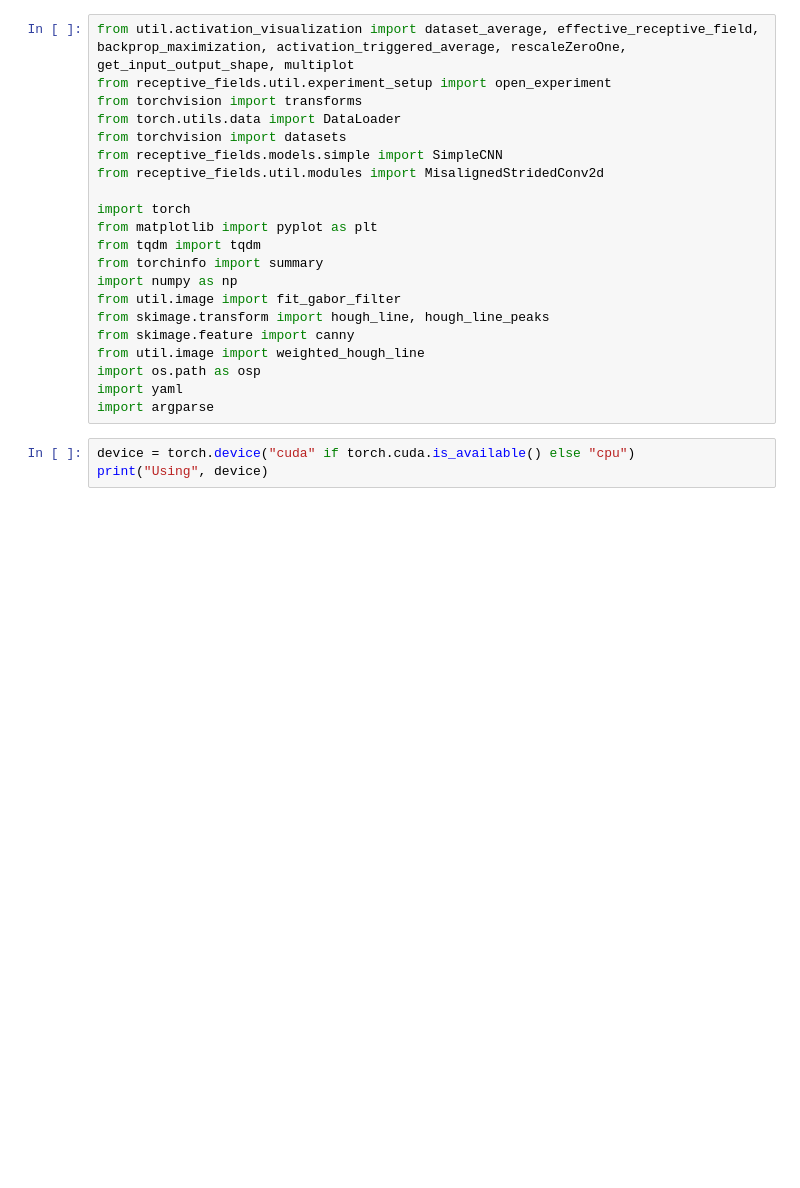
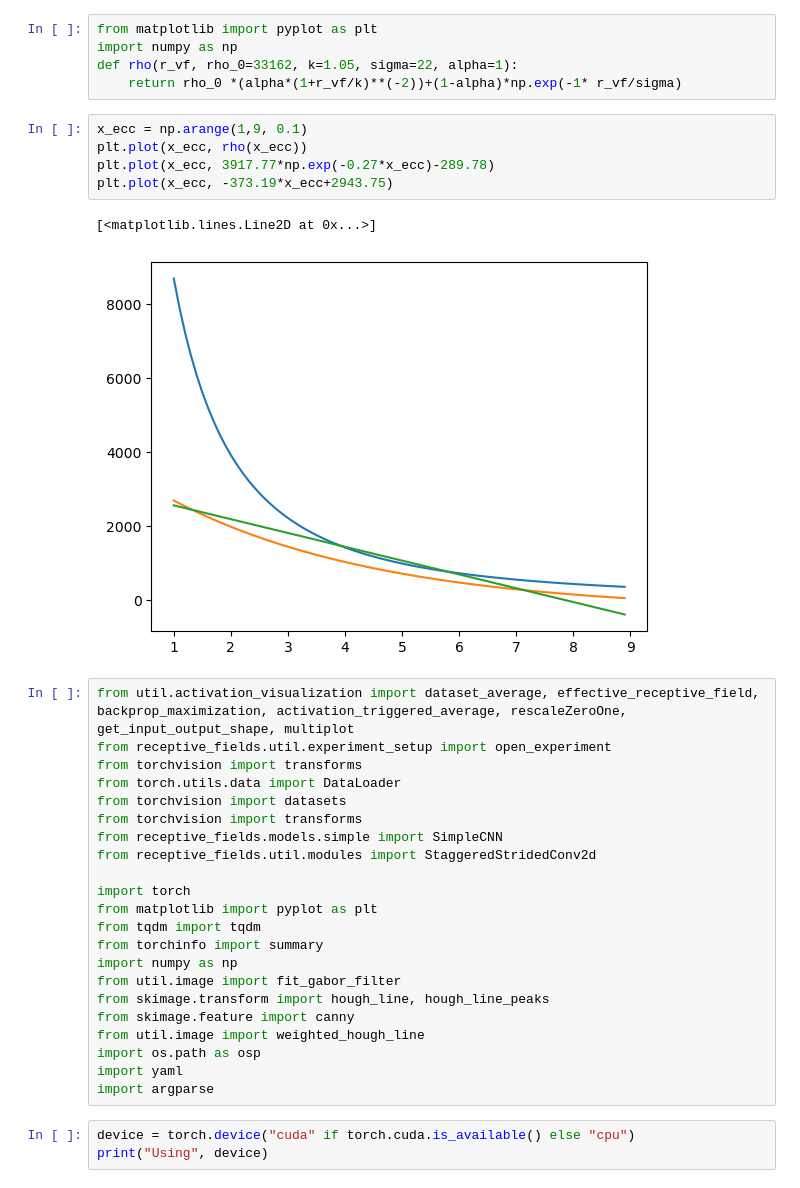
Before and after one commit to fabioseel/receptive-fields, a Jupyter notebook: src/evaluation.ipynb, the cells around one changed output. Saved outputs shown, nothing was run; the diff lists cells and outputs as text; blank space fills up the shorter version.

```diff
--- a/src/evaluation.ipynb
+++ b/src/evaluation.ipynb
@@ -1,11 +1,25 @@
+# %%
+from matplotlib import pyplot as plt
+import numpy as np
+def rho(r_vf, rho_0=33162, k=1.05, sigma=22, alpha=1):
+    return rho_0 *(alpha*(1+r_vf/k)**(-2))+(1-alpha)*np.exp(-1* r_vf/sigma)
+# %%
+x_ecc = np.arange(1,9, 0.1)
+plt.plot(x_ecc, rho(x_ecc))
+plt.plot(x_ecc, 3917.77*np.exp(-0.27*x_ecc)-289.78)
+plt.plot(x_ecc, -373.19*x_ecc+2943.75)
+# %% [output]
+[<matplotlib.lines.Line2D at 0x...>]
+[figure, added]
 # %%
 from util.activation_visualization import dataset_average, effective_receptive_field, backprop_maximization, activation_triggered_average, rescaleZeroOne, get_input_output_shape, multiplot
 from receptive_fields.util.experiment_setup import open_experiment
 from torchvision import transforms
 from torch.utils.data import DataLoader
 from torchvision import datasets
+from torchvision import transforms
 from receptive_fields.models.simple import SimpleCNN
-from receptive_fields.util.modules import MisalignedStridedConv2d
+from receptive_fields.util.modules import StaggeredStridedConv2d
 
 import torch
 from matplotlib import pyplot as plt
```
Also changed, not shown: parts of 33 cells of this notebook, 1 other file.
